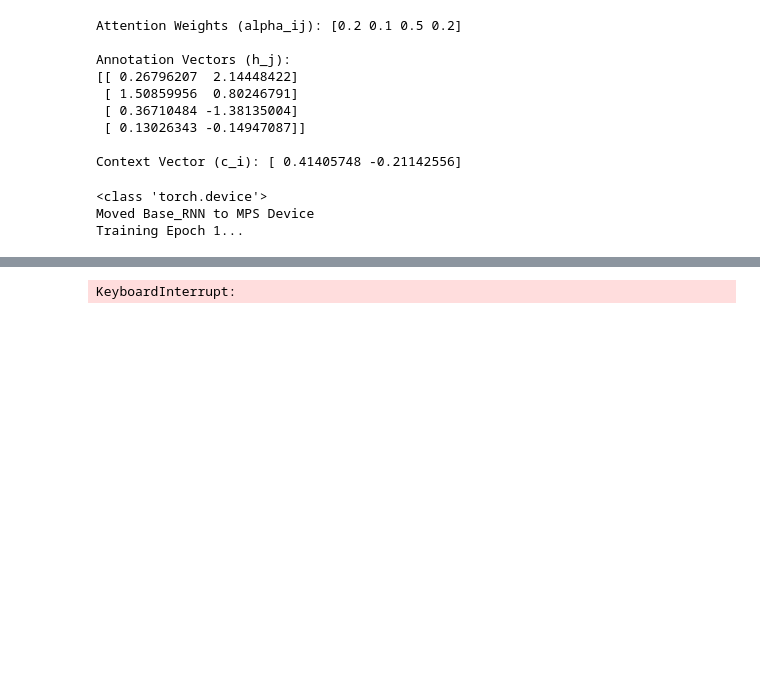
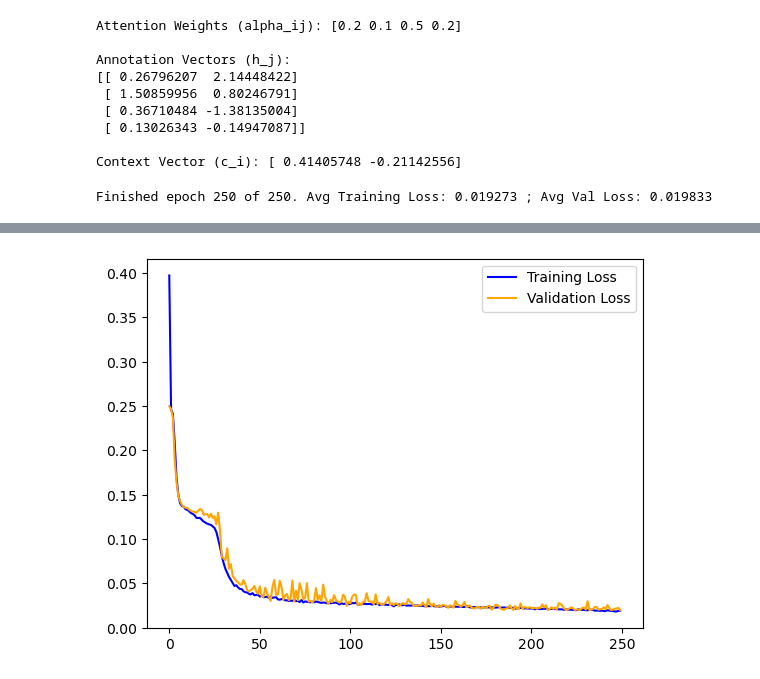
Before and after one commit to Tobilence/DMML_RNN, a Jupyter notebook: attention.ipynb, the cells around one changed output, grey strips where cells are left out. Saved outputs shown, nothing was run; the diff lists cells and outputs as text; code cells hidden in the pictures; blank space fills up the shorter version.

```diff
--- a/attention.ipynb
+++ b/attention.ipynb
@@ -203,7 +203,7 @@ Annotation Vectors (h_j):
 
 Context Vector (c_i): [ 0.41405748 -0.21142556]
 # %%
-from models import Base_RNN
+from models import Base_RNN, GRU_RNN
 import torch
 import torch.nn as nn
 from pipeline import train, evaluate
@@ -216,30 +216,15 @@ data_set, labels = generate_longterm_data(NUM_SEQ, variable_steps=False, noise=T
 
 X_train, X_test, y_train, y_test = train_test_split(data_set, labels, test_size=0.2, random_state=42)
 
-basic_model = Base_RNN(1,30,1)
+gru_model = GRU_RNN(1,30,1)
 mse_loss = nn.MSELoss()
 mae_loss = nn.L1Loss()
-adam = torch.optim.Adam(basic_model.parameters(), lr=3e-4)
+adam = torch.optim.Adam(gru_model.parameters(), lr=3e-4)
 EPOCHS = 250
 
-def move_to_apple_silicon(model: nn.Module) -> (nn.Module, torch.device):
-    """If exists, move the model to Apple Neural Engine (sort of like cuda, but for apple devices)"""
-    if torch.backends.mps.is_available():
-        mps_device = torch.device("mps")
-        print(type(mps_device))
-        print(f"Moved {model.__class__.__name__} to MPS Device")
-        return model.to(mps_device), mps_device
-    else:
-        print("MPS device not found.")
-        return model, None
 
+adam_gru = torch.optim.Adam(gru_model.parameters(), lr=3e-4)
 
-base_model = Base_RNN(1,30,1)
-model, mps_dev = move_to_apple_silicon(base_model)
-adam_gru = torch.optim.Adam(base_model.parameters(), lr=3e-4)
-
-train(base_model, EPOCHS, X_train, y_train, loss_f=mae_loss, optimizer=adam_gru, device=mps_dev)
+train(gru_model, EPOCHS, X_train, y_train, loss_f=mae_loss, optimizer=adam_gru)
 # %% [output]
-<class 'torch.device'>
-Moved Base_RNN to MPS Device
-Training Epoch 1...
+Finished epoch 250 of 250. Avg Training Loss: 0.019273 ; Avg Val Loss: 0.019833
@@ -250 +232 @@ Training Epoch 3... 250. Avg Training Loss: 0.240302 ; Avg Val Loss: 0.214327
-KeyboardInterrupt:
+[figure, added]
```
Also changed, not shown: parts of 4 cells of this notebook, 3 other files.
